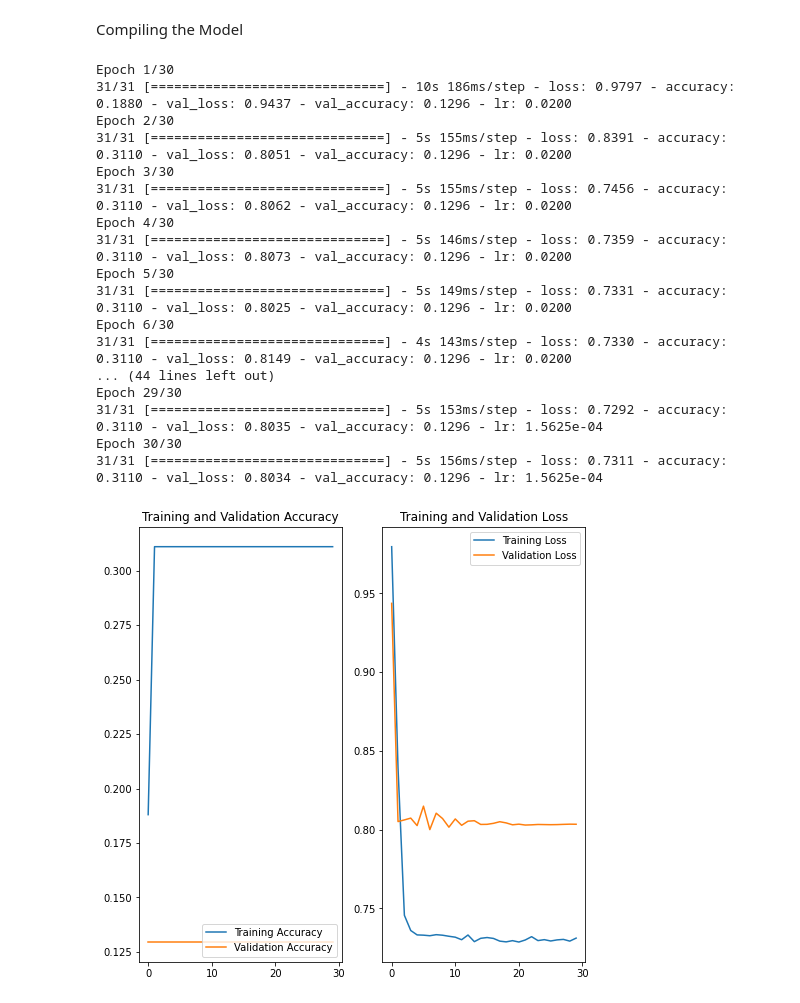
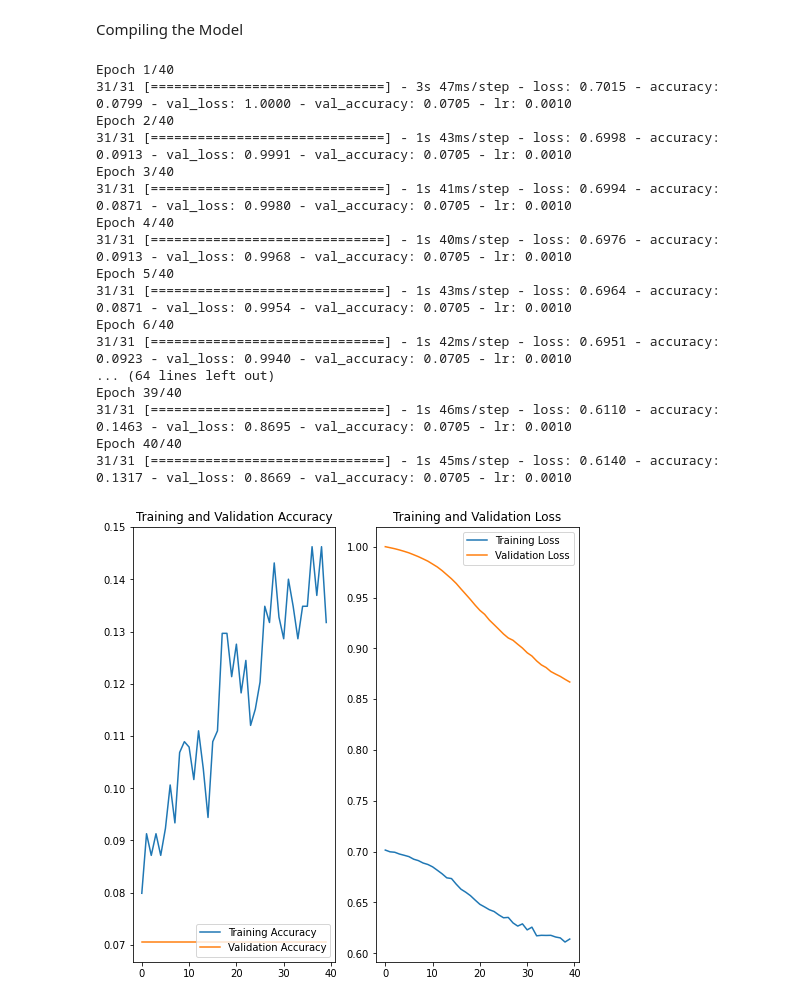
Before and after one commit to cid2rrrr/0220dbtest, a Jupyter notebook: 04.BP_MLL.ipynb, the cells around one changed output. Saved outputs shown, nothing was run; the diff lists cells and outputs as text; code cells hidden in the pictures.

```diff
--- a/04.BP_MLL.ipynb
+++ b/04.BP_MLL.ipynb
@@ -151,7 +152,7 @@ def multi_input_model(input_shape, classes):
 
     return model
 # %%
-NUM_CLASSES = 15
+NUM_CLASSES = 11
 IMG_SIZE = 150
 # %%
 model = multi_input_model(IMG_SIZE, NUM_CLASSES)
@@ -215,64 +216,77 @@ optimizer = tf.keras.optimizers.SGD(learning_rate=0.02, momentum=0.9)
 
 
 model.compile(loss = bp_mll_loss,
-              optimizer= optimizer,
-              metrics=['accuracy'])
+              optimizer= 'adagrad',
+              metrics=['accuracy']
+
+              )
 
 # model.compile(loss = tf.nn.softmax_cross_entropy_with_logits,
 #               optimizer= optimizer,
 #               metrics=['CategoricalCrossentropy', 'accuracy'])
+# %%
+import sklearn
+
+img_arr_s = sklearn.utils.shuffle(img_arr, random_state=123)
+fac_input_s = sklearn.utils.shuffle(fac_input, random_state=123)
+clr_input_s = sklearn.utils.shuffle(clr_input, random_state=123)
+y_out_s = sklearn.utils.shuffle(y_out, random_state=123)
+
+weigh = np.array([1/42, 1/89, 1/112, 1/370, 1/135, 1/250, 1/47, 1/347, 1/51, 1/230, 1/50])
+weigh = weigh * 1205 / 11
+cw = {0:weigh[0], 1:weigh[1], 2:weigh[2], 3:weigh[3], 4:weigh[4], 5:weigh[5], 6:weigh[6], 7:weigh[7], 8:weigh[8], 9:weigh[9], 10:weigh[10]}
 # %%
 with tf.device("/device:GPU:0"):
   history = model.fit(
-  x=[img_arr,fac_input, clr_input],
-  y=y_out,
+  x=[img_arr_s,fac_input_s, clr_input_s],
+  y=y_out_s,
   validation_split=0.2,
-  epochs=30,
+  epochs=40,
   callbacks=[lr_scheduler],
-
+  class_weight = cw,
   batch_size=32
 )
 # %% [output]
-Epoch 1/30
-31/31 [==============================] - 10s 186ms/step - loss: 0.9797 - accuracy: 0.1880 - val_loss: 0.9437 - val_accuracy: 0.1296 - lr: 0.0200
-Epoch 2/30
-31/31 [==============================] - 5s 155ms/step - loss: 0.8391 - accuracy: 0.3110 - val_loss: 0.8051 - val_accuracy: 0.1296 - lr: 0.0200
-Epoch 3/30
-31/31 [==============================] - 5s 155ms/step - loss: 0.7456 - accuracy: 0.3110 - val_loss: 0.8062 - val_accuracy: 0.1296 - lr: 0.0200
-Epoch 4/30
-31/31 [==============================] - 5s 146ms/step - loss: 0.7359 - accuracy: 0.3110 - val_loss: 0.8073 - val_accuracy: 0.1296 - lr: 0.0200
-Epoch 5/30
-31/31 [==============================] - 5s 149ms/step - loss: 0.7331 - accuracy: 0.3110 - val_loss: 0.8025 - val_accuracy: 0.1296 - lr: 0.0200
-Epoch 6/30
-31/31 [==============================] - 4s 143ms/step - loss: 0.7330 - accuracy: 0.3110 - val_loss: 0.8149 - val_accuracy: 0.1296 - lr: 0.0200
-... (44 lines left out)
-Epoch 29/30
-31/31 [==============================] - 5s 153ms/step - loss: 0.7292 - accuracy: 0.3110 - val_loss: 0.8035 - val_accuracy: 0.1296 - lr: 1.5625e-04
-Epoch 30/30
-31/31 [==============================] - 5s 156ms/step - loss: 0.7311 - accuracy: 0.3110 - val_loss: 0.8034 - val_accuracy: 0.1296 - lr: 1.5625e-04
+Epoch 1/40
+31/31 [==============================] - 3s 47ms/step - loss: 0.7015 - accuracy: 0.0799 - val_loss: 1.0000 - val_accuracy: 0.0705 - lr: 0.0010
+Epoch 2/40
+31/31 [==============================] - 1s 43ms/step - loss: 0.6998 - accuracy: 0.0913 - val_loss: 0.9991 - val_accuracy: 0.0705 - lr: 0.0010
+Epoch 3/40
+31/31 [==============================] - 1s 41ms/step - loss: 0.6994 - accuracy: 0.0871 - val_loss: 0.9980 - val_accuracy: 0.0705 - lr: 0.0010
+Epoch 4/40
+31/31 [==============================] - 1s 40ms/step - loss: 0.6976 - accuracy: 0.0913 - val_loss: 0.9968 - val_accuracy: 0.0705 - lr: 0.0010
+Epoch 5/40
+31/31 [==============================] - 1s 43ms/step - loss: 0.6964 - accuracy: 0.0871 - val_loss: 0.9954 - val_accuracy: 0.0705 - lr: 0.0010
+Epoch 6/40
+31/31 [==============================] - 1s 42ms/step - loss: 0.6951 - accuracy: 0.0923 - val_loss: 0.9940 - val_accuracy: 0.0705 - lr: 0.0010
+... (64 lines left out)
+Epoch 39/40
+31/31 [==============================] - 1s 46ms/step - loss: 0.6110 - accuracy: 0.1463 - val_loss: 0.8695 - val_accuracy: 0.0705 - lr: 0.0010
+Epoch 40/40
+31/31 [==============================] - 1s 45ms/step - loss: 0.6140 - accuracy: 0.1317 - val_loss: 0.8669 - val_accuracy: 0.0705 - lr: 0.0010
 # %%
 import matplotlib.pyplot as plt
 
 acc = history.history['accuracy']
 val_acc = history.history['val_accuracy']
 
 loss = history.history['loss']
 val_loss = history.history['val_loss']
 
-epochs_range = range(30)
+epochs_range = range(40)
 
 plt.figure(figsize=(8, 8))
 plt.subplot(1, 2, 1)
 plt.plot(epochs_range, acc, label='Training Accuracy')
 plt.plot(epochs_range, val_acc, label='Validation Accuracy')
 plt.legend(loc='lower right')
 plt.title('Training and Validation Accuracy')
 
 plt.subplot(1, 2, 2)
 plt.plot(epochs_range, loss, label='Training Loss')
 plt.plot(epochs_range, val_loss, label='Validation Loss')
 plt.legend(loc='upper right')
 plt.title('Training and Validation Loss')
 plt.show()
 # %% [output]
-[figure, old version]
+[figure, new version]
```
Also changed, not shown: parts of 9 cells of this notebook, 8 other files.
